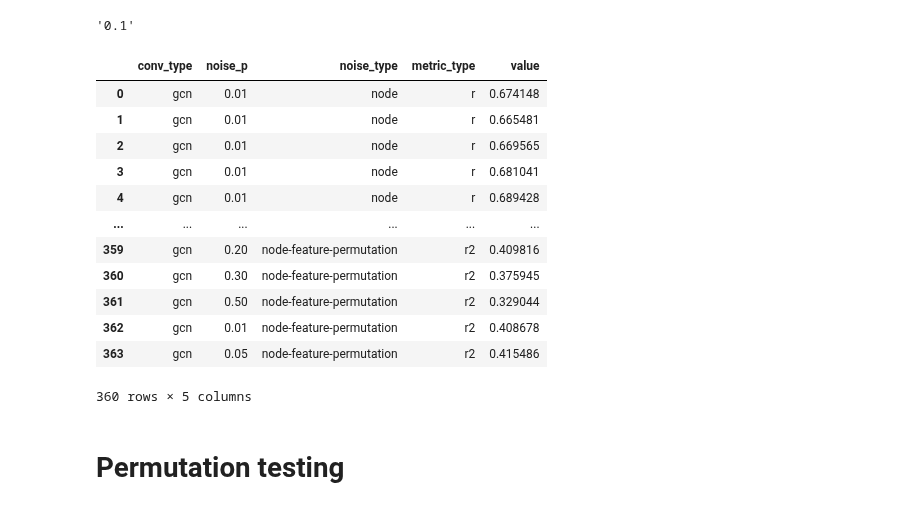
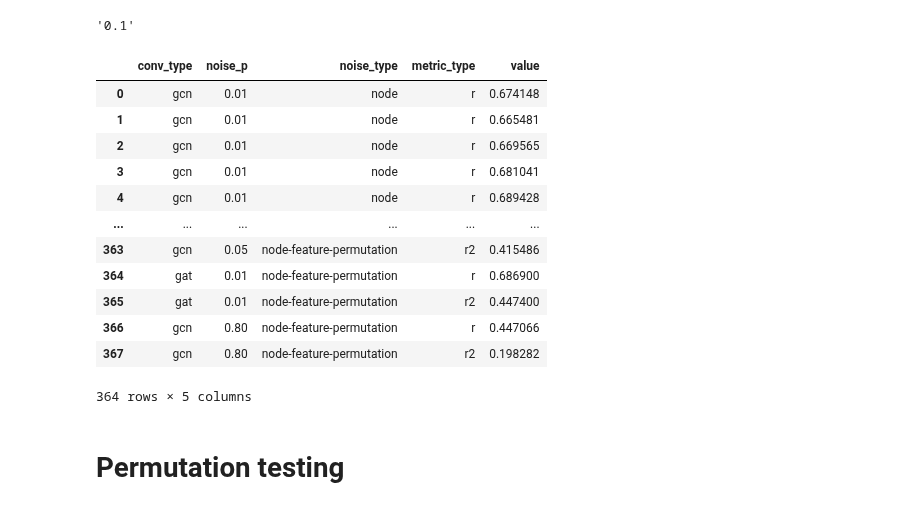
Before and after one commit to kamilest/brain-age-gnn, a Jupyter notebook: notebooks/model_selection.ipynb, the cells around one changed output. Drawn from its saved outputs; the diff is of its cells as text; code cells hidden in the pictures.

```diff
--- a/notebooks/model_selection.ipynb
+++ b/notebooks/model_selection.ipynb
@@ -449,20 +411,20 @@ p
 # %% [output]
 '0.1'
 # %%
-df_noise
+df_noise.iloc[:-20]
 # %% [output]
 |  | conv_type | noise_p | noise_type | metric_type | value |
 | 0 | gcn | 0.01 | node | r | 0.674148 |
 | 1 | gcn | 0.01 | node | r | 0.665481 |
 | 2 | gcn | 0.01 | node | r | 0.669565 |
 | 3 | gcn | 0.01 | node | r | 0.681041 |
 | 4 | gcn | 0.01 | node | r | 0.689428 |
 | ... | ... | ... | ... | ... | ... |
-| 359 | gcn | 0.20 | node-feature-permutation | r2 | 0.409816 |
-| 360 | gcn | 0.30 | node-feature-permutation | r2 | 0.375945 |
-| 361 | gcn | 0.50 | node-feature-permutation | r2 | 0.329044 |
-| 362 | gcn | 0.01 | node-feature-permutation | r2 | 0.408678 |
 | 363 | gcn | 0.05 | node-feature-permutation | r2 | 0.415486 |
+| 364 | gat | 0.01 | node-feature-permutation | r | 0.686900 |
+| 365 | gat | 0.01 | node-feature-permutation | r2 | 0.447400 |
+| 366 | gcn | 0.80 | node-feature-permutation | r | 0.447066 |
+| 367 | gcn | 0.80 | node-feature-permutation | r2 | 0.198282 |
-360 rows × 5 columns
+364 rows × 5 columns
 # %% [markdown]
 # Permutation testing
```
Also changed, not shown: parts of 1 cell of this notebook, 1 other file.
